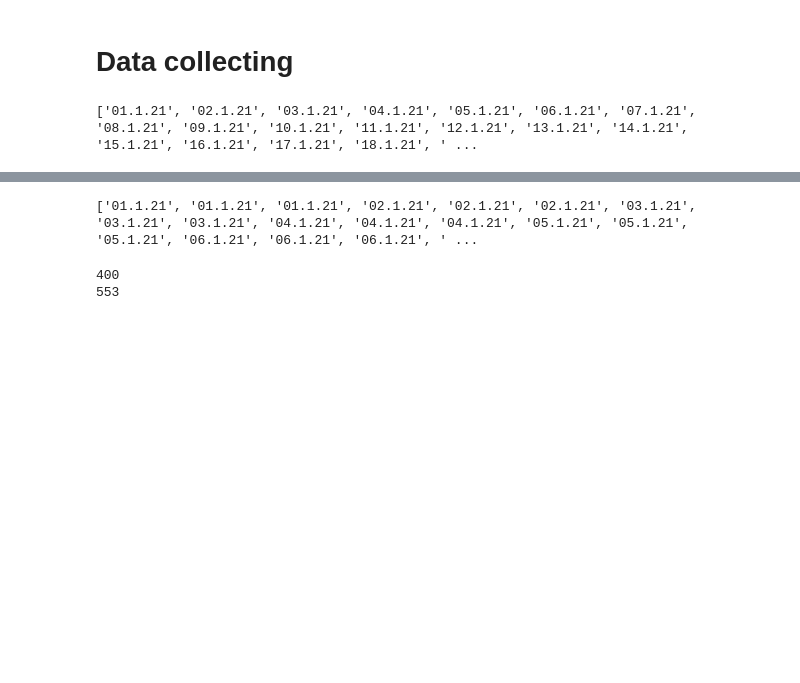
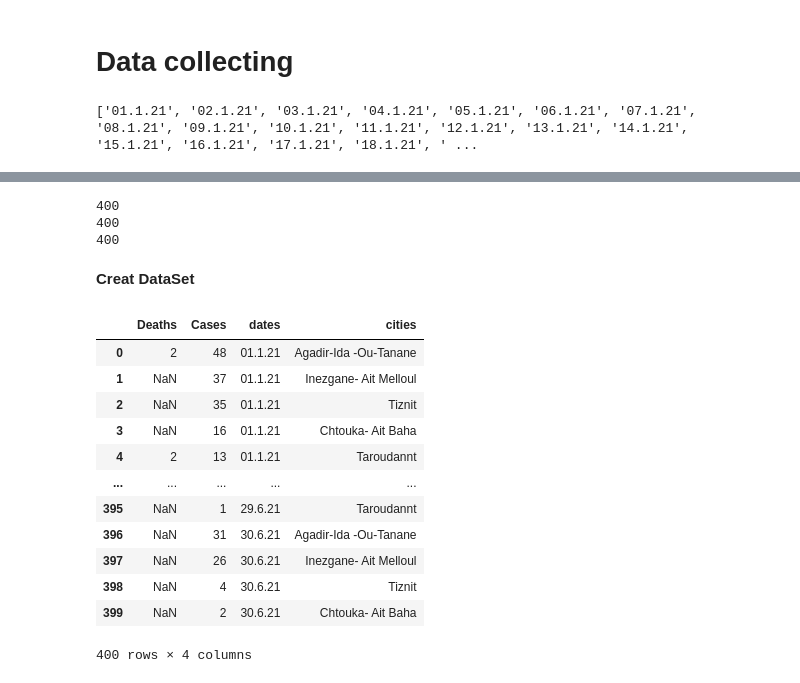
Before and after one commit to oussama95boussaid/Coronavirus_Pandemic_Morocco_project, a Jupyter notebook: Coronavirus_Pandemic_Morocco.ipynb, the cells around one changed output, grey strips where cells are left out. Cells and saved outputs as stored; diff of their text form; code cells hidden in the pictures; blank space fills up the shorter version.

Commit message:
dataCollected

```diff
--- a/Coronavirus_Pandemic_Morocco.ipynb
+++ b/Coronavirus_Pandemic_Morocco.ipynb
@@ -68,6 +71,7 @@ for month in range(1,7):
     dates.append(date)
 
 dates.remove('30.2.21')
+dates.remove('02.2.21')
 dates.remove('31.2.21')
 dates.remove('29.2.21')
 dates.remove('31.4.21')
@@ -85,7 +89,7 @@ days = []
 
 
 for date in dates:
-  pdf_file = read_pdf("DataSet/"+date+".COVID-19.pdf",pages="all",stream="True",encoding='latin1')
+  pdf_file = read_pdf("C:/oussamaboussaid/DataSet/"+date+".COVID-19.pdf",pages="all",stream="True",encoding='latin1')
   for pdf in pdf_file[-2].values:
     if pdf[0] in cities:
       city.append(pdf[0])
@@ -118,45 +121,32 @@ FileNotFoundError: [Errno 2] No such file or directory: 'DataSet/29.2.21.COVID-1
-# %%
-"""
-dates=[]
-for month in range(1,7):
-  for day in range(1,32):
-    if 1 <= month < 10 :
-      if 1 <= day < 10 :
-        date = "0"+str(day)+"."+str(month)+".21"
-      else :
-        date = str(day)+"."+str(month)+".21"
-    else :
-      if 1 <= day < 10 :
-        date = "0"+str(day)+"."+str(month)+".21"
-      else :
-        date = str(day)+"."+str(month)+".21"
-    dates.append(date)
-    dates.append(date)
-    dates.append(date)
-    # dates.append(date)
-
-dates.remove('30.2.21')
-dates.remove('31.2.21')
-dates.remove('29.2.21')
-dates.remove('31.4.21')
-dates.remove('31.6.21')
-
-print(dates)
-"""
-# %% [output]
-['01.1.21', '01.1.21', '01.1.21', '02.1.21', '02.1.21', '02.1.21', '03.1.21', '03.1.21', '03.1.21', '04.1.21', '04.1.21', '04.1.21', '05.1.21', '05.1.21', '05.1.21', '06.1.21', '06.1.21', '06.1.21', ' ...
 # %%
 print(len(Deaths))
-print(len(dates))
+print(len(days))
+print(len(city))
 # %% [output]
 400
-553
+400
+400
+# %% [markdown]
+**Creat DataSet**
 # %%
 Covid_dataSet_dict = {
     "Deaths":Deaths,
     "Cases":Cases,
-    "dates":dates,
-    "cities":cities
+    "dates":days,
+    "cities":city
 }
 Covid_dataSet = pd.DataFrame(Covid_dataSet_dict)
-Covid_dataSet
+# %% [output]
+|  | Deaths | Cases | dates | cities |
+| 0 | 2 | 48 | 01.1.21 | Agadir-Ida -Ou-Tanane |
+| 1 | NaN | 37 | 01.1.21 | Inezgane- Ait Melloul |
+| 2 | NaN | 35 | 01.1.21 | Tiznit |
+| 3 | NaN | 16 | 01.1.21 | Chtouka- Ait Baha |
+| 4 | 2 | 13 | 01.1.21 | Taroudannt |
+| ... | ... | ... | ... | ... |
+| 395 | NaN | 1 | 29.6.21 | Taroudannt |
+| 396 | NaN | 31 | 30.6.21 | Agadir-Ida -Ou-Tanane |
+| 397 | NaN | 26 | 30.6.21 | Inezgane- Ait Melloul |
+| 398 | NaN | 4 | 30.6.21 | Tiznit |
+| 399 | NaN | 2 | 30.6.21 | Chtouka- Ait Baha |
+400 rows × 4 columns
```
Also changed, not shown: parts of 10 cells of this notebook.
